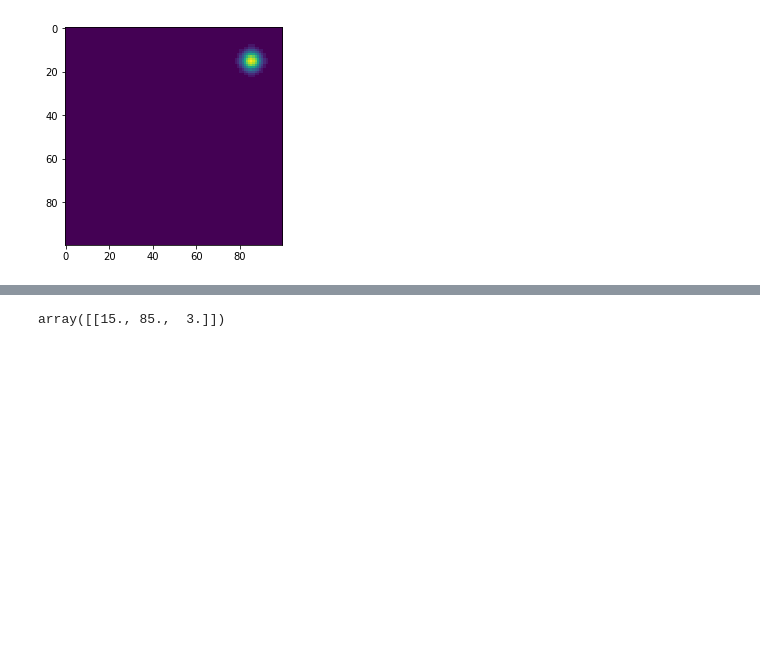
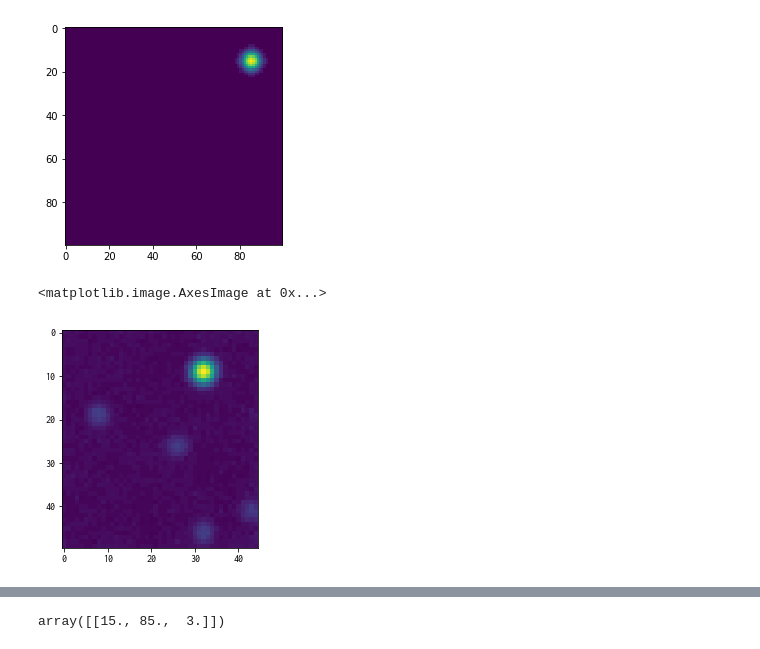
Before and after one commit to joshmoore/starfish, a Jupyter notebook: notebooks/intensity_table_implementation_options.ipynb, the cells around one changed output, grey strips where cells are left out. Saved outputs shown, nothing was run; the diff lists cells and outputs as text; code cells hidden in the pictures; blank space fills up the shorter version.

```diff
--- a/notebooks/intensity_table_implementation_options.ipynb
+++ b/notebooks/intensity_table_implementation_options.ipynb
@@ -594,0 +602,13 @@ plt.imshow(data)
+# %%
+np.random.seed(2)
+synthesizer = SyntheticData(n_spots=5)
+codebook = synthesizer.codebook()
+true_intensities = synthesizer.intensities(codebook=codebook)
+image = synthesizer.spots(intensities=true_intensities)
+# %%
+arr = image.max_proj('c', 'h', 'z')
+# %%
+plt.imshow(arr)
+# %% [output]
+<matplotlib.image.AxesImage at 0x...>
+[figure, added]
```
Also changed, not shown: parts of 10 cells of this notebook, 7 other files.
